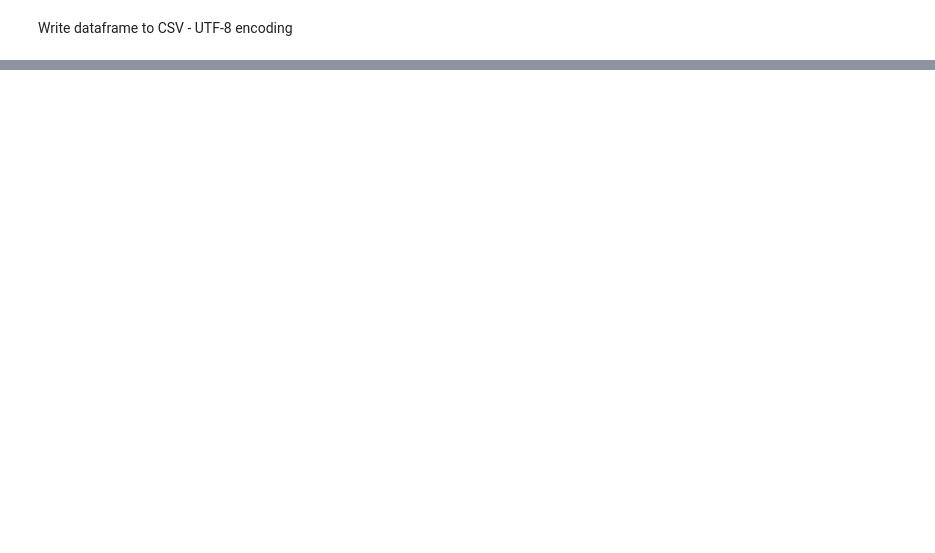
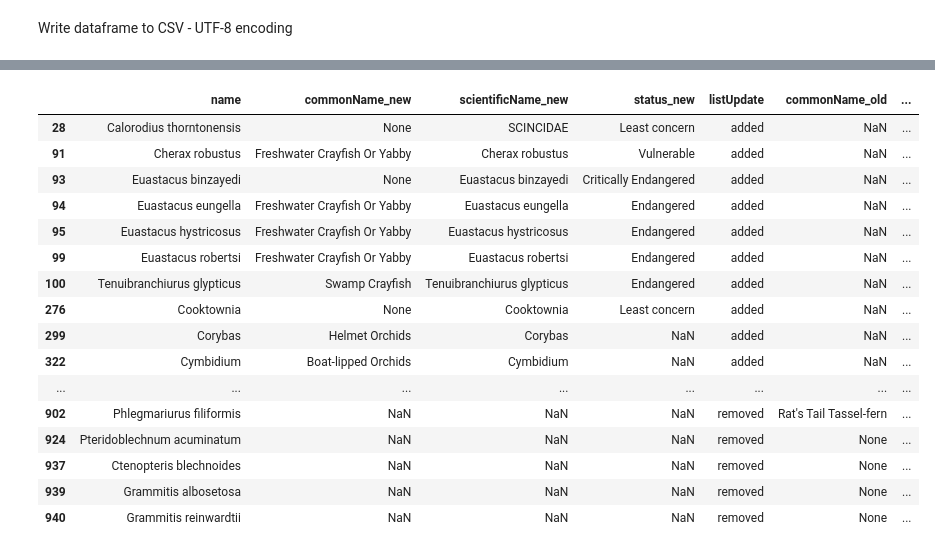
Before and after one commit to AtlasOfLivingAustralia/authoritative-lists, a Jupyter notebook: source-code/py-notebook/QLD-conservation-sensitive.ipynb, the cells around one changed output, grey strips where cells are left out. Saved outputs shown, nothing was run; the diff lists cells and outputs as text; code cells hidden in the pictures; blank space fills up the shorter version.

```diff
--- a/source-code/py-notebook/QLD-conservation-sensitive.ipynb
+++ b/source-code/py-notebook/QLD-conservation-sensitive.ipynb
@@ -212,0 +385,30 @@ print("Processing finished")
+# %%
+%%script echo skipping # comment this line to run this code
+filename = "QLD-sensitive.csv"
+prodListUrl = "https://lists.ala.org.au/ws/speciesListItems/" + "dr493" + "?max=10000&includeKVP=true"
+testListUrl = "https://lists-test.ala.org.au/ws/speciesListItems/" + "dr18404" + "?max=10000&includeKVP=true"
+changelist = get_changelist(testListUrl, prodListUrl )
+# save the lists locally
+changelist.to_csv(projectDir + "analysis/change-log/" + monthStr + "-" + filename, encoding="UTF-8", index=False)
+prodList = download_ala_list(prodListUrl) # save the prod list to the historical lists directory
+prodList = kvp_to_columns(prodList)
+prodList.to_csv(projectDir + "historical-lists/sensitive/" + filename, encoding="UTF-8", index=False)
+changelist
+# %% [output]
+|  | name | commonName_new | scientificName_new | status_new | listUpdate | commonName_old | ... |
+| 28 | Calorodius thorntonensis | None | SCINCIDAE | Least concern | added | NaN | ... |
+| 91 | Cherax robustus | Freshwater Crayfish Or Yabby | Cherax robustus | Vulnerable | added | NaN | ... |
+| 93 | Euastacus binzayedi | None | Euastacus binzayedi | Critically Endangered | added | NaN | ... |
+| 94 | Euastacus eungella | Freshwater Crayfish Or Yabby | Euastacus eungella | Endangered | added | NaN | ... |
+| 95 | Euastacus hystricosus | Freshwater Crayfish Or Yabby | Euastacus hystricosus | Endangered | added | NaN | ... |
+| 99 | Euastacus robertsi | Freshwater Crayfish Or Yabby | Euastacus robertsi | Endangered | added | NaN | ... |
+| 100 | Tenuibranchiurus glypticus | Swamp Crayfish | Tenuibranchiurus glypticus | Endangered | added | NaN | ... |
+| 276 | Cooktownia | None | Cooktownia | Least concern | added | NaN | ... |
+| 299 | Corybas | Helmet Orchids | Corybas | NaN | added | NaN | ... |
+| 322 | Cymbidium | Boat-lipped Orchids | Cymbidium | NaN | added | NaN | ... |
+| ... | ... | ... | ... | ... | ... | ... | ... |
+| 902 | Phlegmariurus filiformis | NaN | NaN | NaN | removed | Rat's Tail Tassel-fern | ... |
+| 924 | Pteridoblechnum acuminatum | NaN | NaN | NaN | removed | None | ... |
+| 937 | Ctenopteris blechnoides | NaN | NaN | NaN | removed | None | ... |
+| 939 | Grammitis albosetosa | NaN | NaN | NaN | removed | None | ... |
+| 940 | Grammitis reinwardtii | NaN | NaN | NaN | removed | None | ... |
```
Also changed, not shown: parts of 50 cells of this notebook, 7 other files.
